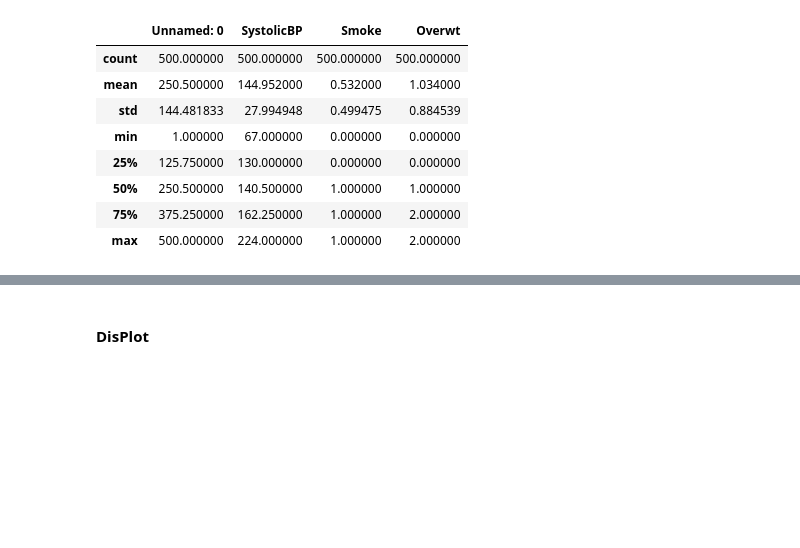
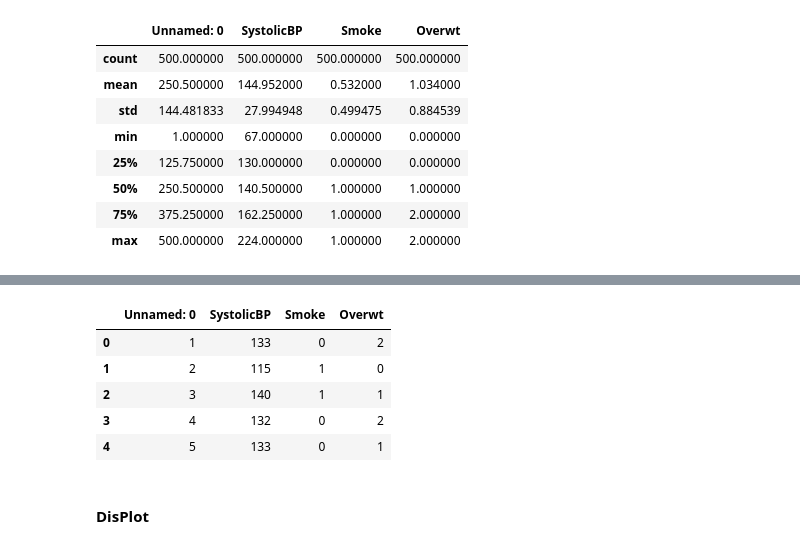
Before and after one commit to jonkavana/PODA-Simulation-2020, a Jupyter notebook: Phenomenon Simulated Data.ipynb, the cells around one changed output, grey strips where cells are left out. Drawn from its saved outputs; the diff is of its cells as text; code cells hidden in the pictures; blank space fills up the shorter version.

```diff
--- a/Phenomenon Simulated Data.ipynb
+++ b/Phenomenon Simulated Data.ipynb
@@ -142,3 +189,12 @@ df.describe()
+# %%
+df.head(5)
+# %% [output]
+|  | Unnamed: 0 | SystolicBP | Smoke | Overwt |
+| 0 | 1 | 133 | 0 | 2 |
+| 1 | 2 | 115 | 1 | 0 |
+| 2 | 3 | 140 | 1 | 1 |
+| 3 | 4 | 132 | 0 | 2 |
+| 4 | 5 | 133 | 0 | 1 |
 # %%
 # To effectively review the data, given that there are so few variables and the relationship is transparent at first sight,
 # we import the Seaborn package.
```
Also changed, not shown: parts of 20 cells of this notebook, 1 other file.
